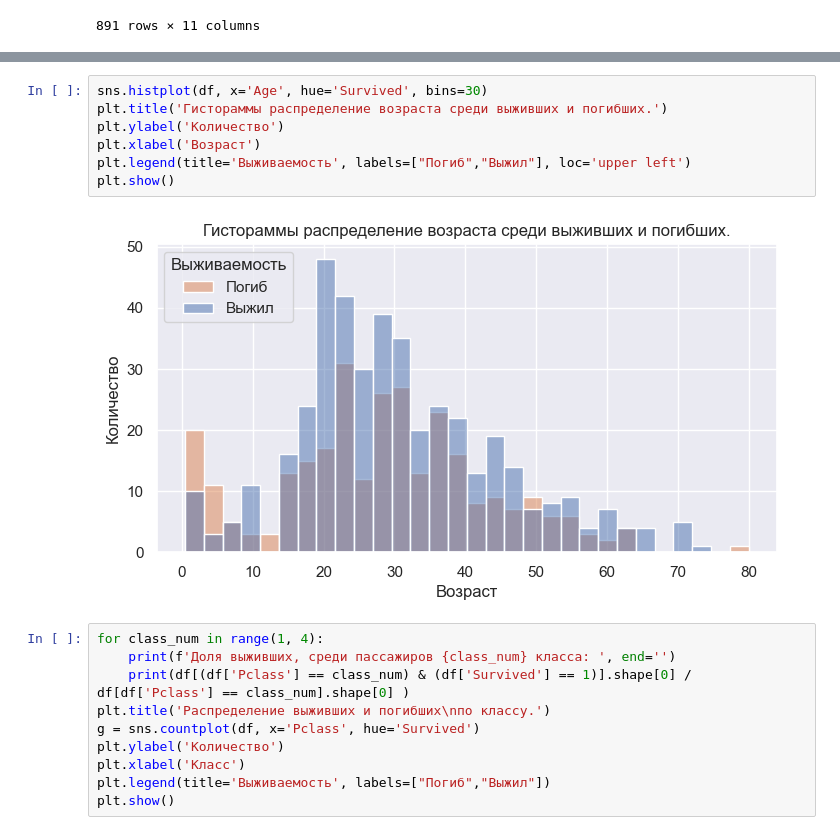
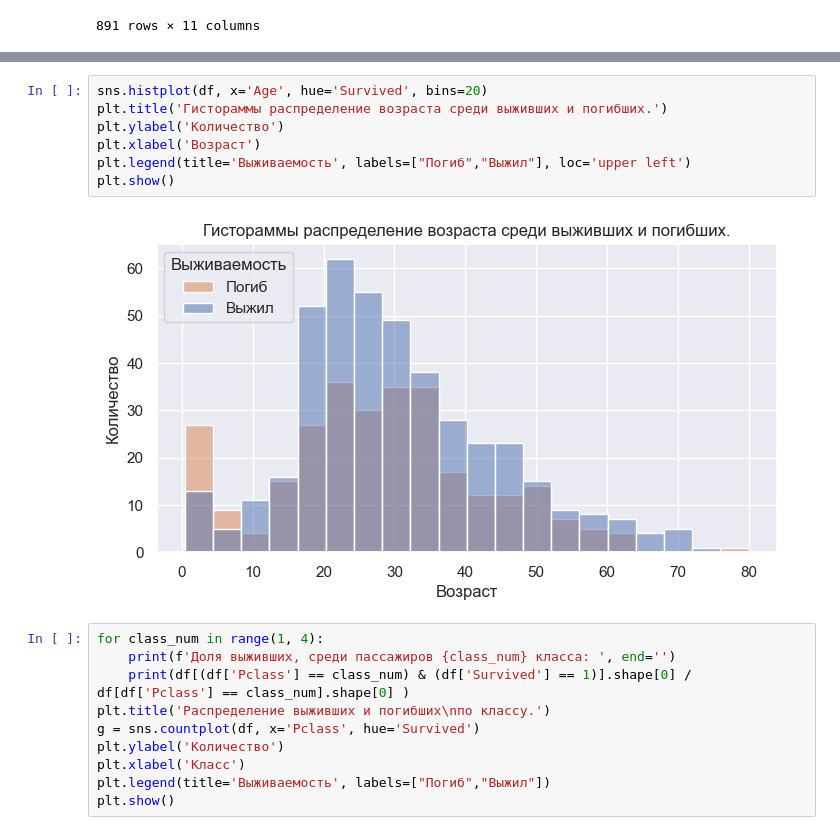
Before and after one commit to KuBaN658/kaggle, a Jupyter notebook: titanic/data_analisys.ipynb, the cells around one changed output, grey strips where cells are left out. Saved outputs shown, nothing was run; the diff lists cells and outputs as text.

```diff
--- a/titanic/data_analisys.ipynb
+++ b/titanic/data_analisys.ipynb
@@ -86,12 +86,12 @@ plt.show()
 # %%
-sns.histplot(df, x='Age', hue='Survived', bins=30)
+sns.histplot(df, x='Age', hue='Survived', bins=20)
 plt.title('Гистораммы распределение возраста среди выживших и погибших.')
 plt.ylabel('Количество')
 plt.xlabel('Возраст')
 plt.legend(title='Выживаемость', labels=["Погиб","Выжил"], loc='upper left')
 plt.show()
 # %% [output]
-[figure, old version]
+[figure, new version]
 # %%
 for class_num in range(1, 4):
     print(f'Доля выживших, среди пассажиров {class_num} класса: ', end='')
```
Also changed, not shown: parts of 2 cells of this notebook, 6 other files.
